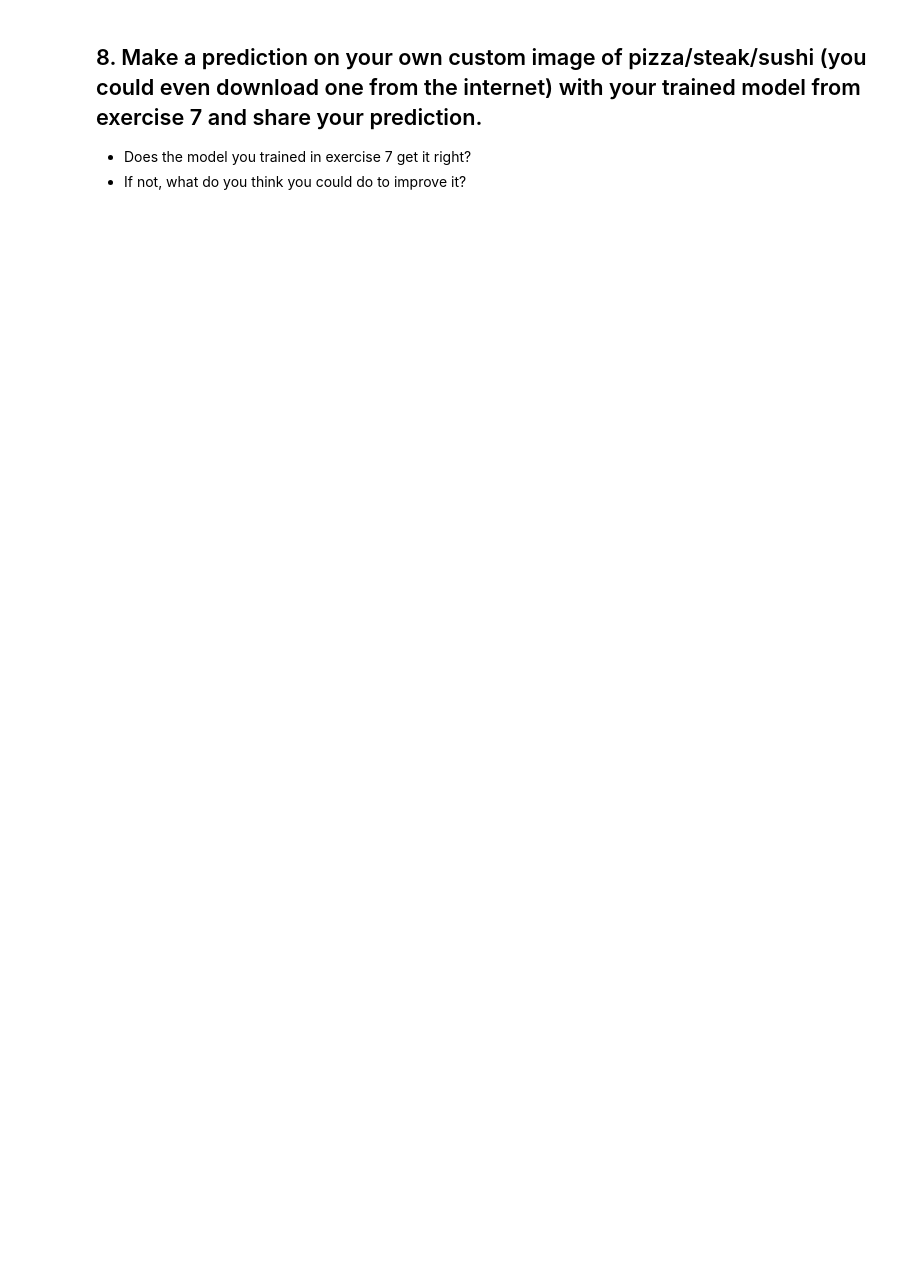
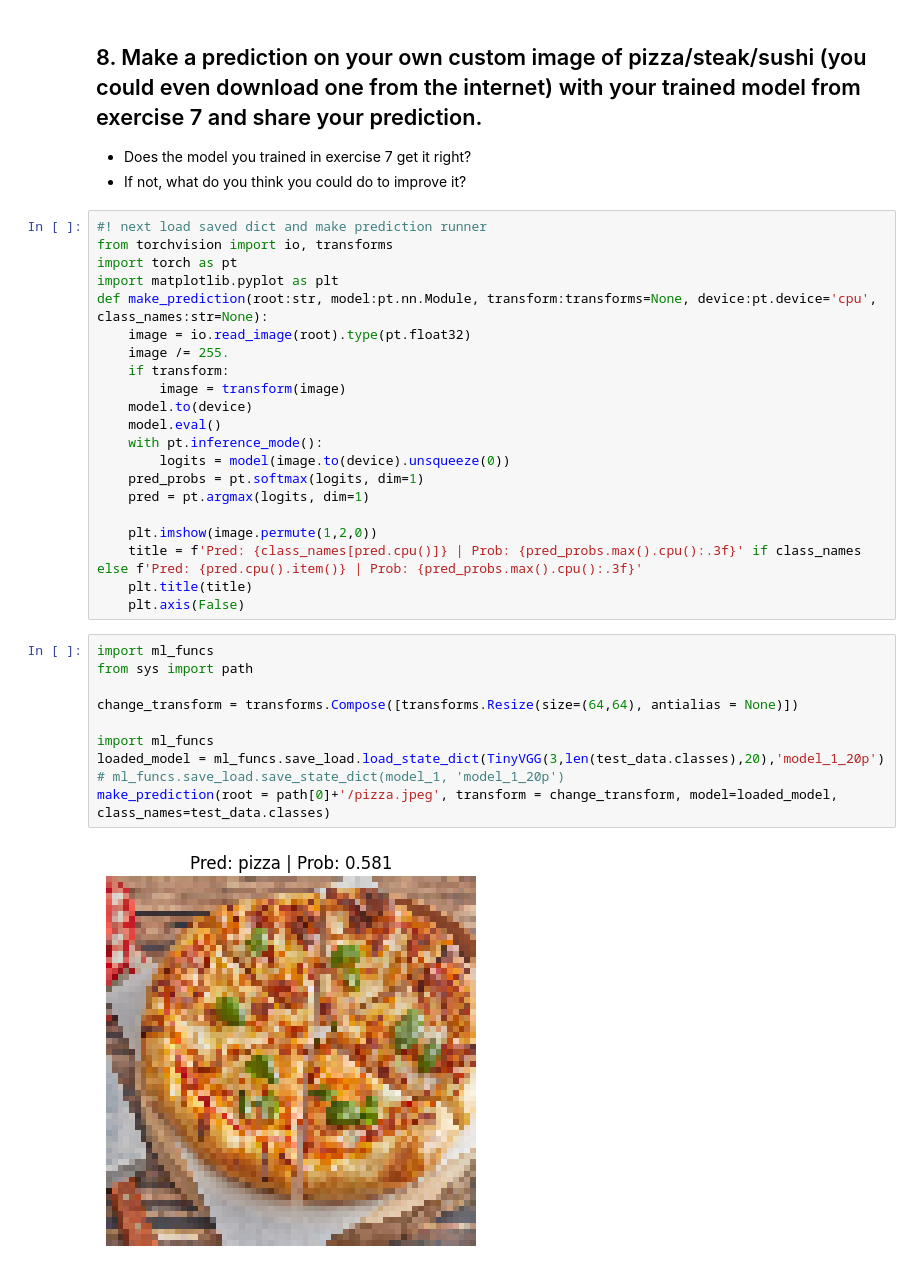
Before and after one commit to GGisMee/PyTorch, a Jupyter notebook: 04/exercises/04_pytorch_custom_datasets_exercises.ipynb, the cells around one changed output. Cells and saved outputs as stored; diff of their text form; blank space fills up the shorter version.

```diff
--- a/04/exercises/04_pytorch_custom_datasets_exercises.ipynb
+++ b/04/exercises/04_pytorch_custom_datasets_exercises.ipynb
@@ -481,3 +490,36 @@ pt.cuda.manual_seed(42)
 ## 8. Make a prediction on your own custom image of pizza/steak/sushi (you could even download one from the internet) with your trained model from exercise 7 and share your prediction.
 * Does the model you trained in exercise 7 get it right?
 * If not, what do you think you could do to improve it?
+# %%
+#! next load saved dict and make prediction runner
+from torchvision import io, transforms
+import torch as pt
+import matplotlib.pyplot as plt
+def make_prediction(root:str, model:pt.nn.Module, transform:transforms=None, device:pt.device='cpu', class_names:str=None):
+    image = io.read_image(root).type(pt.float32)
+    image /= 255.
+    if transform:
+        image = transform(image)
+    model.to(device)
+    model.eval()
+    with pt.inference_mode():
+        logits = model(image.to(device).unsqueeze(0))
+    pred_probs = pt.softmax(logits, dim=1)
+    pred = pt.argmax(logits, dim=1)
+
+    plt.imshow(image.permute(1,2,0))
+    title = f'Pred: {class_names[pred.cpu()]} | Prob: {pred_probs.max().cpu():.3f}' if class_names else f'Pred: {pred.cpu().item()} | Prob: {pred_probs.max().cpu():.3f}'
+    plt.title(title)
+    plt.axis(False)
+# %%
+import ml_funcs
+from sys import path
+
+change_transform = transforms.Compose([transforms.Resize(size=(64,64), antialias = None)])
+
+import ml_funcs
+loaded_model = ml_funcs.save_load.load_state_dict(TinyVGG(3,len(test_data.classes),20),'model_1_20p')
+# ml_funcs.save_load.save_state_dict(model_1, 'model_1_20p')
+make_prediction(root = path[0]+'/pizza.jpeg', transform = change_transform, model=loaded_model, class_names=test_data.classes)
+# %% [output]
+[figure, added]
```
Also changed, not shown: parts of 14 cells of this notebook, 2 other files.
